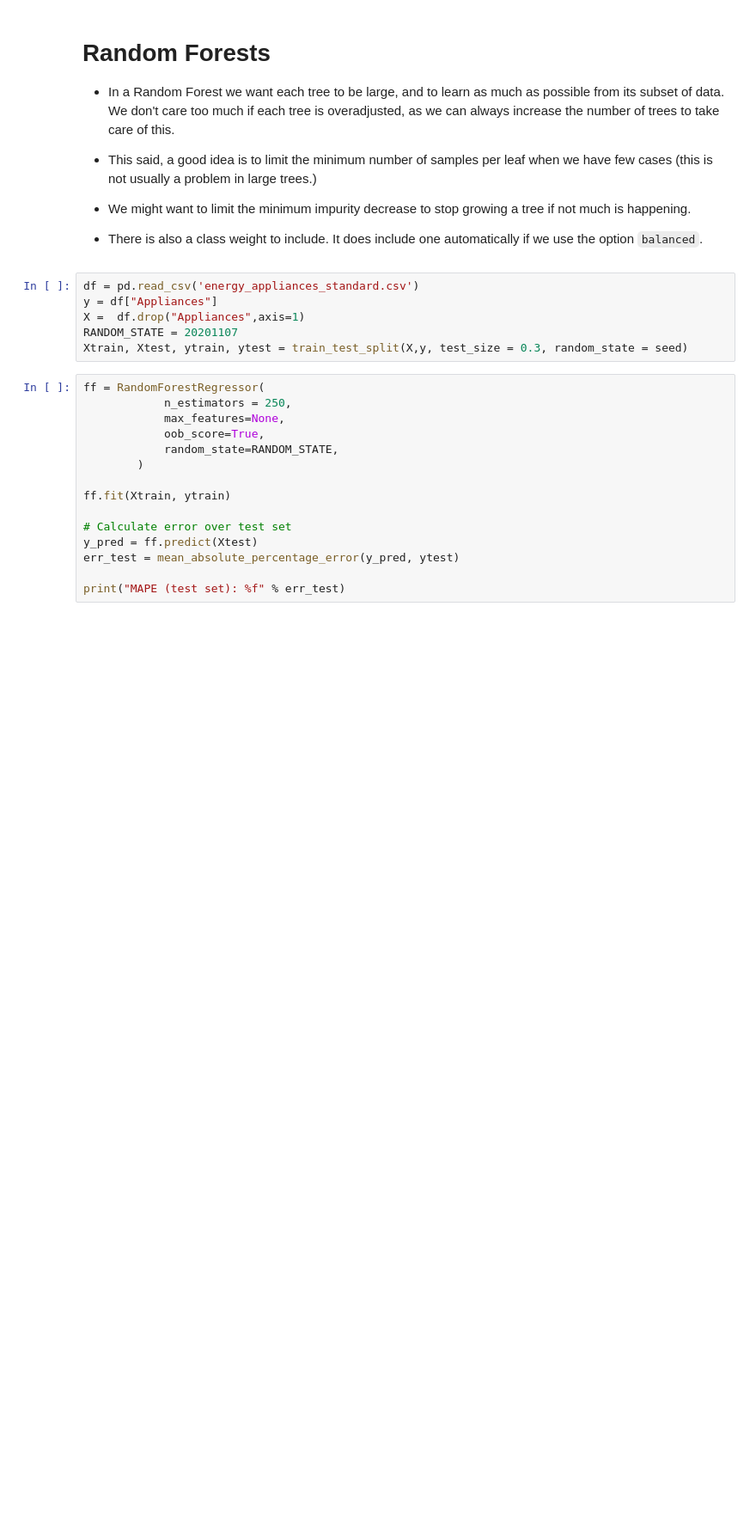
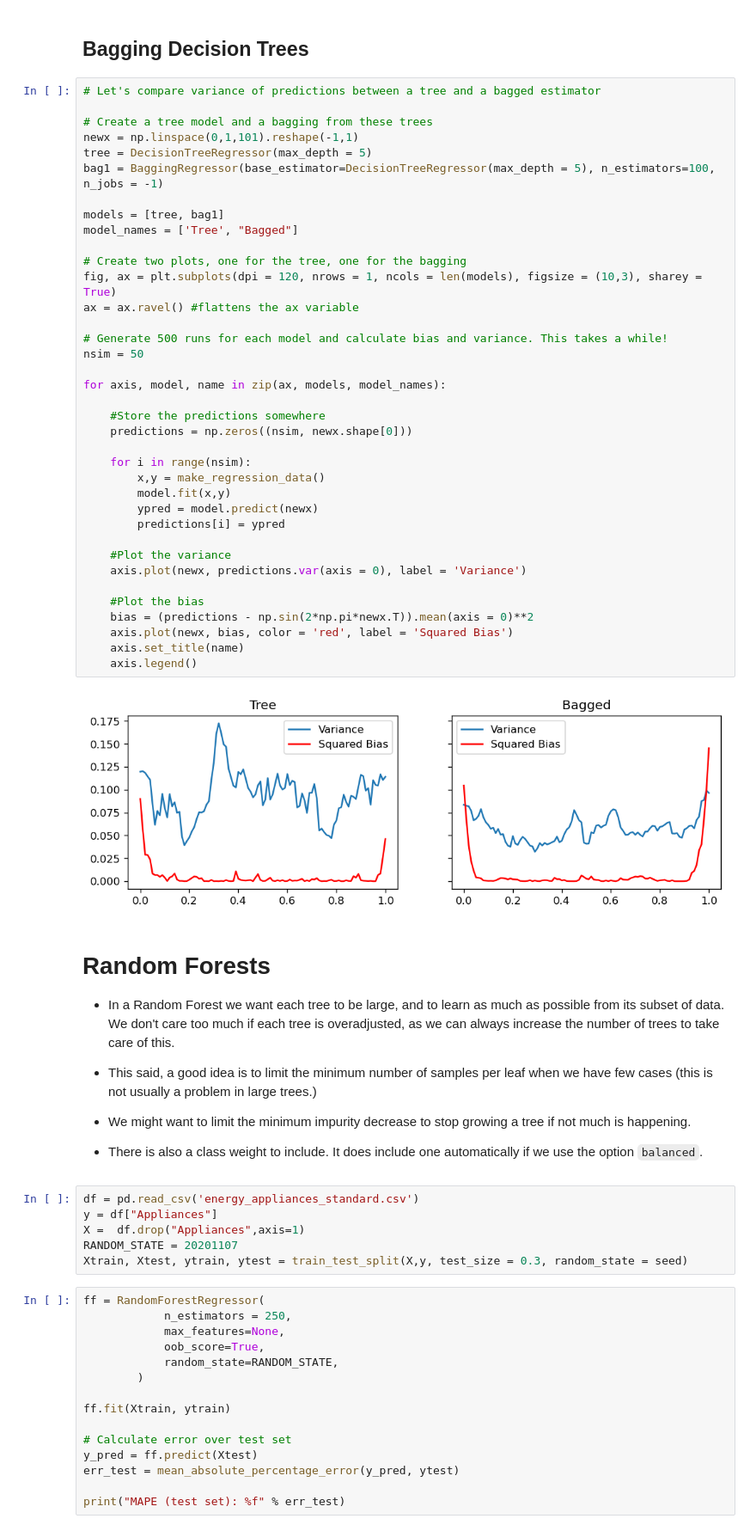
Before and after one commit to bochendong/DS3000_final_review, a Jupyter notebook: 5. Trees/trees.ipynb, the cells around one changed output. Shown at 86% size. Cells and saved outputs as stored; diff of their text form; blank space fills up the shorter version.

```diff
--- a/5. Trees/trees.ipynb
+++ b/5. Trees/trees.ipynb
@@ -15,3 +48,44 @@ seed = 0
+# %% [markdown]
+## Bagging Decision Trees
+# %%
+# Let's compare variance of predictions between a tree and a bagged estimator
+
+# Create a tree model and a bagging from these trees
+newx = np.linspace(0,1,101).reshape(-1,1)
+tree = DecisionTreeRegressor(max_depth = 5)
+bag1 = BaggingRegressor(base_estimator=DecisionTreeRegressor(max_depth = 5), n_estimators=100, n_jobs = -1)
+
+models = [tree, bag1]
+model_names = ['Tree', "Bagged"]
+
+# Create two plots, one for the tree, one for the bagging
+fig, ax = plt.subplots(dpi = 120, nrows = 1, ncols = len(models), figsize = (10,3), sharey = True)
+ax = ax.ravel() #flattens the ax variable
+
+# Generate 500 runs for each model and calculate bias and variance. This takes a while!
+nsim = 50
+
+for axis, model, name in zip(ax, models, model_names):
+
+    #Store the predictions somewhere
+    predictions = np.zeros((nsim, newx.shape[0]))
+
+    for i in range(nsim):
+        x,y = make_regression_data()
+        model.fit(x,y)
+        ypred = model.predict(newx)
+        predictions[i] = ypred
+
+    #Plot the variance
+    axis.plot(newx, predictions.var(axis = 0), label = 'Variance')
+
+    #Plot the bias
+    bias = (predictions - np.sin(2*np.pi*newx.T)).mean(axis = 0)**2
+    axis.plot(newx, bias, color = 'red', label = 'Squared Bias')
+    axis.set_title(name)
+    axis.legend()
+# %% [output]
+[figure, added]
 # %% [markdown]
 # Random Forests
 
```
Also changed, not shown: parts of 5 cells of this notebook, 19 other files.
